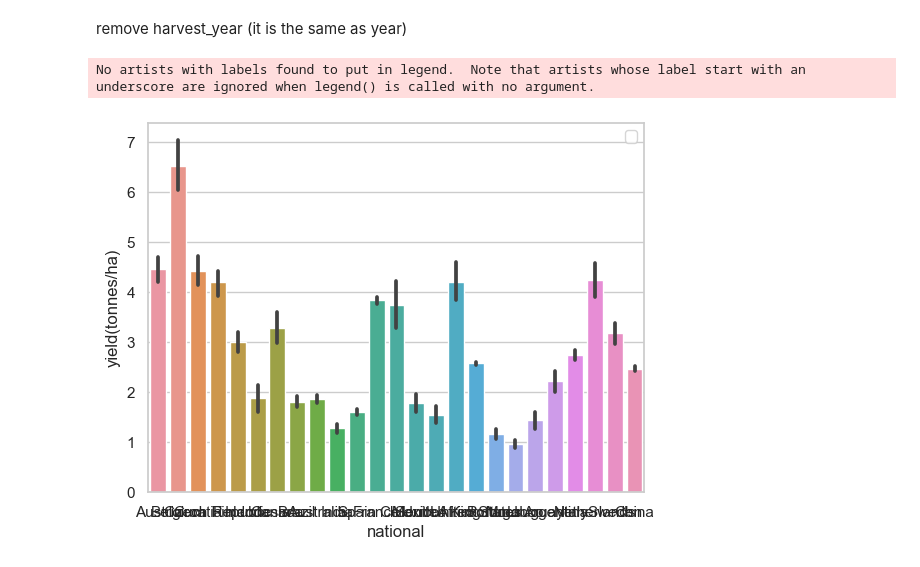
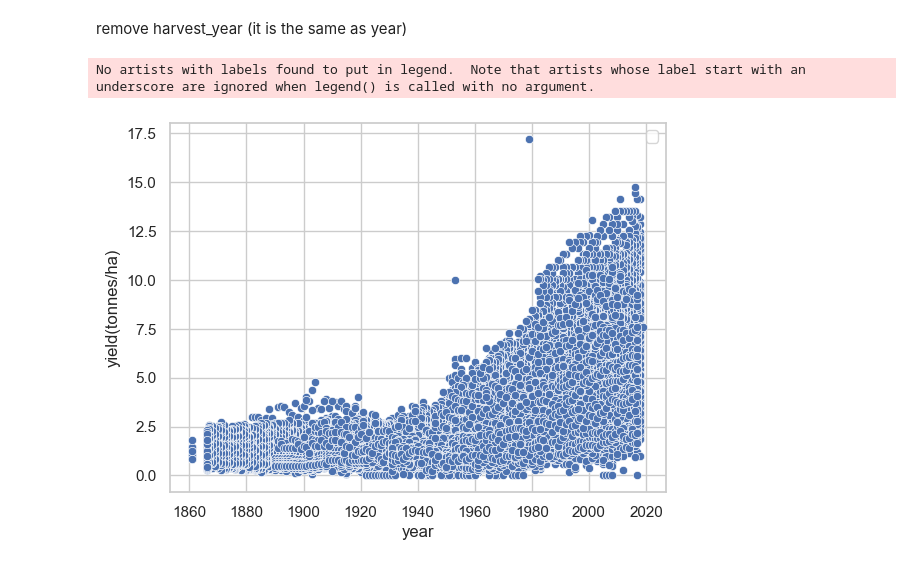
Before and after one commit to HannahCimene/TrioData_Masters, a Jupyter notebook: Files/crops/crops_emalisa.ipynb, the cells around one changed output. Saved outputs shown, nothing was run; the diff lists cells and outputs as text; code cells hidden in the pictures.

```diff
--- a/Files/crops/crops_emalisa.ipynb
+++ b/Files/crops/crops_emalisa.ipynb
@@ -265,9 +280,9 @@ production and hectares seem linked (which makes sense), but yield and hectares
 # %% [markdown]
 remove harvest_year (it is the same as year)
 # %%
-sns.barplot(y=df['yield(tonnes/ha)'], x=df['national'])
+sns.scatterplot(y=df['yield(tonnes/ha)'], x=df['year'])
 plt.legend()
 plt.show()
 # %% [output]
 No artists with labels found to put in legend.  Note that artists whose label start with an underscore are ignored when legend() is called with no argument.
-[figure, old version]
+[figure, new version]
```
Also changed, not shown: parts of 10 cells of this notebook, 1 other file.
